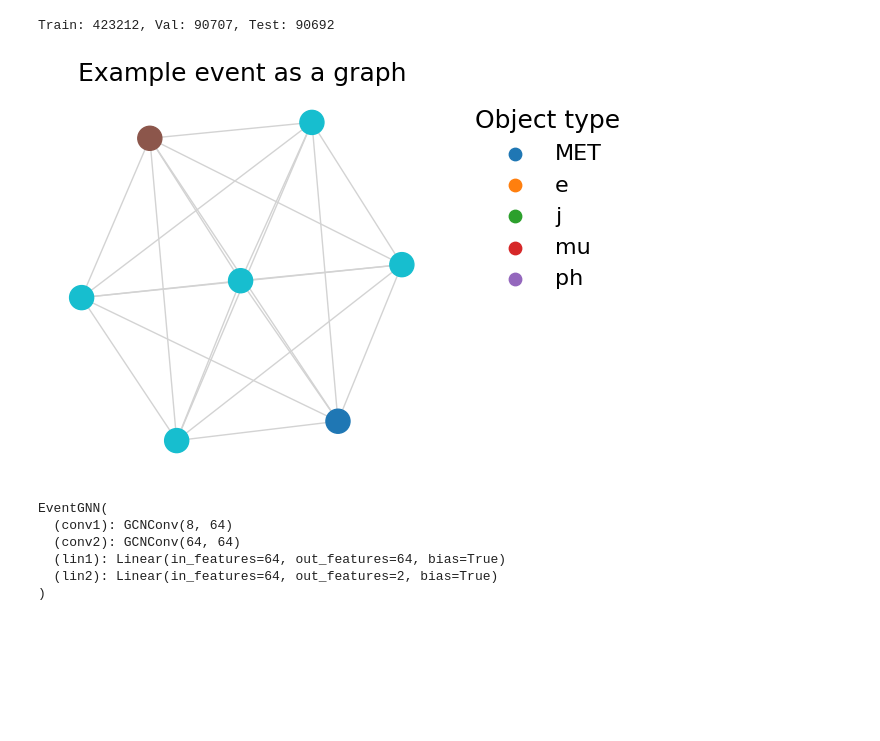
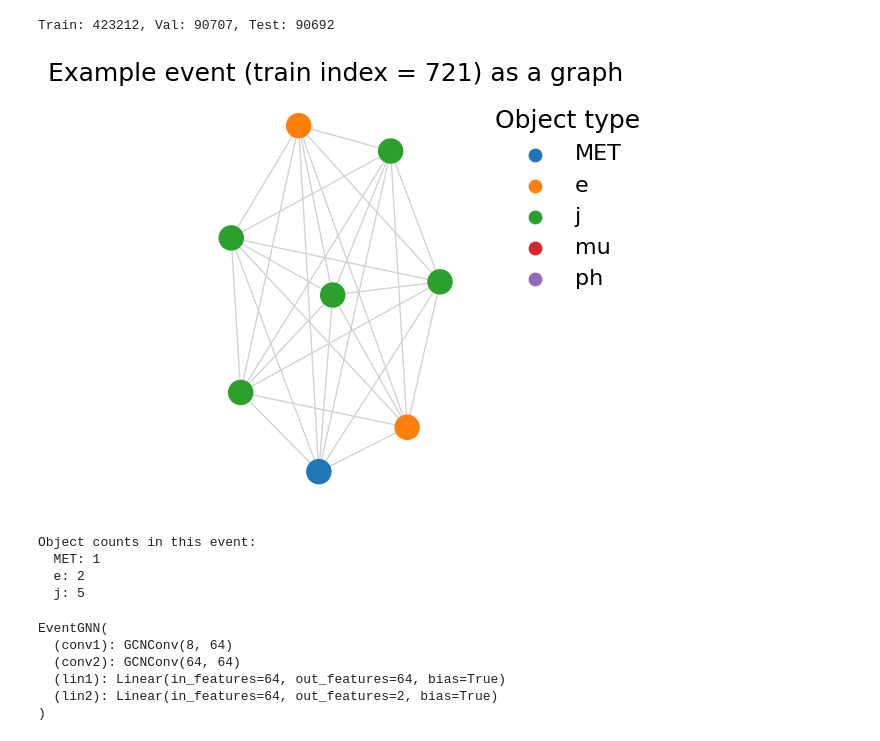
Before and after one commit to raktim711/AIMS-project---Anomaly-Detection, a Jupyter notebook: ModelTesting_after_processing.ipynb, the cells around one changed output. Drawn from its saved outputs; the diff is of its cells as text; code cells hidden in the pictures; blank space fills up the shorter version.

Commit message:
Visualisations fixed

```diff
--- a/ModelTesting_after_processing.ipynb
+++ b/ModelTesting_after_processing.ipynb
@@ -612,52 +612,68 @@ test_loader  = DataLoader(test_graphs,  batch_size=batch_size, shuffle=False)
 # %% [output]
 Train: 423212, Val: 90707, Test: 90692
 # %%
-# Cell 3 (revised): visualise one example graph
-
-# Does not work properly. Need to check later.
+# Cell 3: visualise one example graph
 
 from torch_geometric.utils import to_networkx
 import networkx as nx
 import matplotlib as mpl
 
-example_data = train_graphs[511]
+# Safely choose an example event
+example_idx = 721  # change this to look at other events, must be < len(train_graphs)
+example_data = train_graphs[example_idx]
 
-# convert to networkx
+# Convert to NetworkX graph (nodes are 0 .. N-1, same order as example_data.x)
 G = to_networkx(example_data, to_undirected=True)
 
-# deduce object type from one-hot (x[:, 3:])
-OBJ_TYPES = ["MET", "e", "j", "mu", "ph"]
-x = example_data.x.cpu().numpy()
-obj_type_idx = x[:, 3:].argmax(axis=1)
-node_colors = obj_type_idx
+# Deduce object type from the one-hot part of the node features (x[:, 3:])
+# Uses the SAME ordering as in build_obj_df_and_pyg_dataset:
+# OBJ_TYPES = ["MET", "e", "j", "mu", "ph"]
+try:
+    OBJ_TYPES  # use the global definition if it exists
+except NameError:
+    OBJ_TYPES = ["MET", "e", "j", "mu", "ph"]
+
+x = example_data.x.cpu().numpy()          # shape [N_nodes, 8]
+one_hot = x[:, 3:]                        # shape [N_nodes, 5]
+obj_type_idx = one_hot.argmax(axis=1)     # integers 0..4
+
+# Map each node to a specific color
+cmap = mpl.colormaps.get_cmap("tab10")
+node_colors = [cmap(i) for i in obj_type_idx]
 
 fig, ax = plt.subplots(figsize=(5, 5))
-
 pos = nx.spring_layout(G, seed=42)
-
-# use modern colormap API
-cmap = mpl.colormaps.get_cmap("tab10")
 
 nx.draw(
     G,
     pos,
     node_color=node_colors,
-    cmap=cmap,
     with_labels=False,
     node_size=300,
     edge_color="lightgray",
     ax=ax,
 )
 
-# add legend
+# Build a matching legend
 for i, name in enumerate(OBJ_TYPES):
-    ax.scatter([], [], c=[cmap(i)], label=name, s=80)
+    ax.scatter([], [], color=cmap(i), label=name, s=80)
 ax.legend(title="Object type", bbox_to_anchor=(1.05, 1), loc="upper left")
 
-ax.set_title("Example event as a graph")
+ax.set_title(f"Example event (train index = {example_idx}) as a graph")
+plt.tight_layout()
 plt.show()
+
+# (optional) print a quick summary of how many objects of each type are in this event
+unique, counts = np.unique(obj_type_idx, return_counts=True)
+print("Object counts in this event:")
+for idx, cnt in zip(unique, counts):
+    print(f"  {OBJ_TYPES[idx]}: {cnt}")
 # %% [output]
-[figure, old version]
+[figure, new version]
+Object counts in this event:
+  MET: 1
+  e: 2
+  j: 5
 # %%
 # Cell 4: define a simple GNN for event classification
 
```
Also changed, not shown: parts of 13 cells of this notebook.
